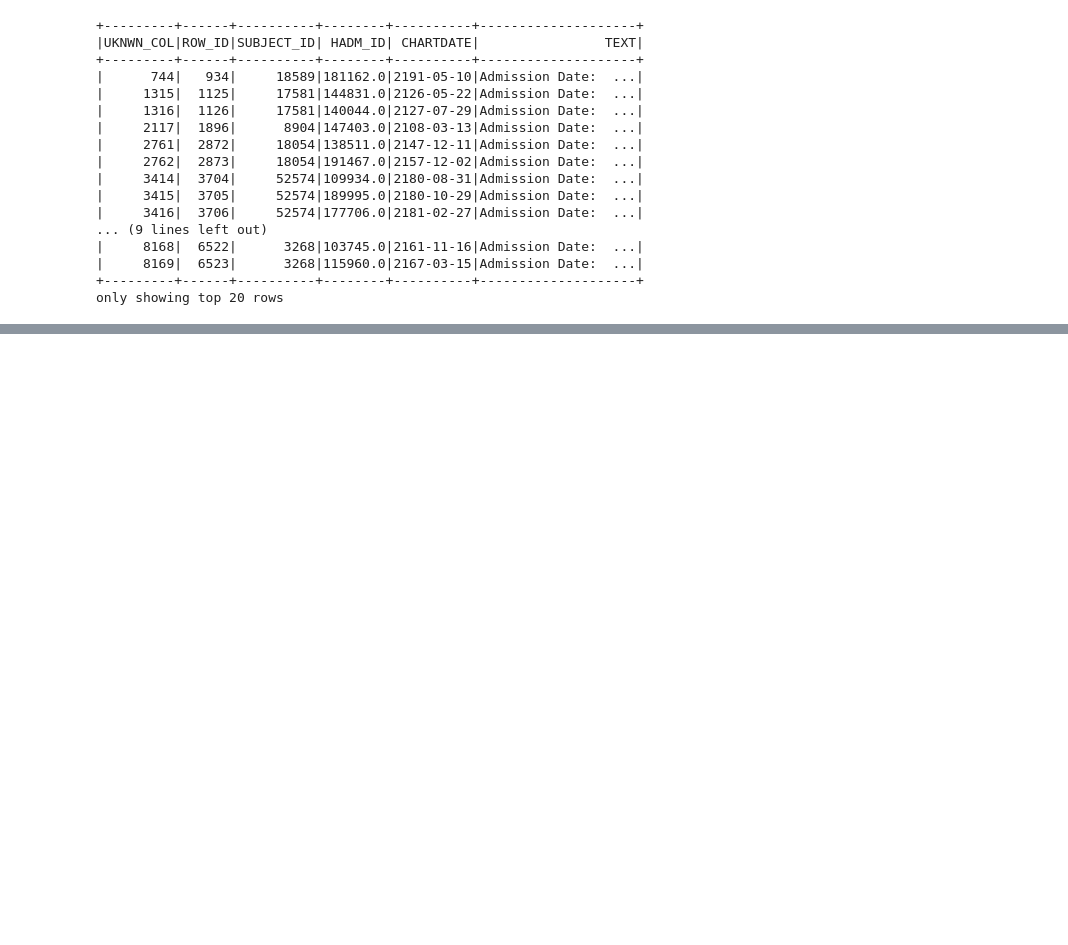
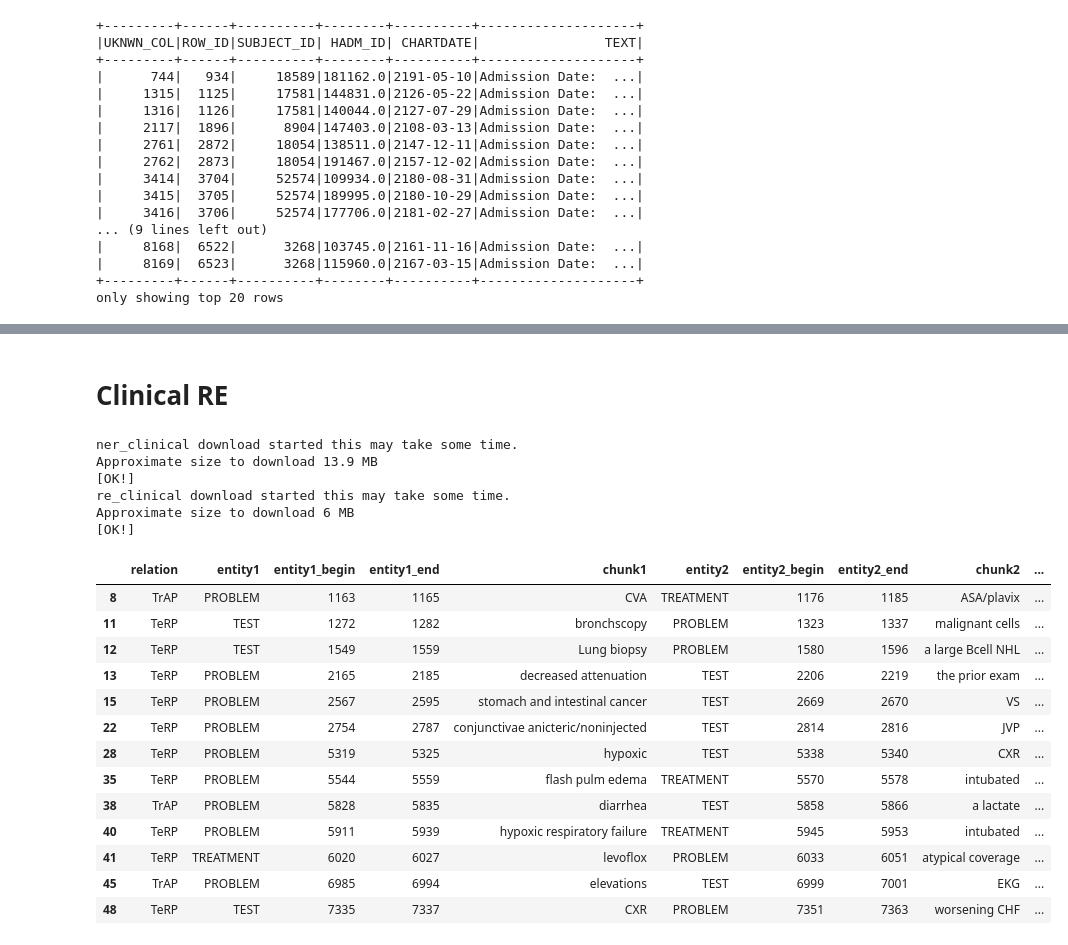
Before and after one commit to AsanAlacli/JSLABS, a Jupyter notebook: keyModel.ipynb, the cells around one changed output, grey strips where cells are left out. Drawn from its saved outputs; the diff is of its cells as text; code cells hidden in the pictures; blank space fills up the shorter version.

```diff
--- a/keyModel.ipynb
+++ b/keyModel.ipynb
@@ -286,0 +439,60 @@ results[0]
+# %% [markdown]
+# Clinical RE
+# %%
+clinical_ner_tagger = MedicalNerModel()\
+    .pretrained("ner_clinical", "en", "clinical/models")\
+    .setInputCols("sentences", "tokens", "embeddings")\
+    .setOutputCol("ner_tags")
+
+clinical_re_Model = RelationExtractionModel()\
+    .pretrained("re_clinical", "en", 'clinical/models')\
+    .setInputCols(["embeddings", "pos_tags", "ner_chunks", "dependencies"])\
+    .setOutputCol("relations")\
+    .setMaxSyntacticDistance(4)\
+    .setRelationPairs(["problem-test", "problem-treatment"]) # we can set the possible relation pairs (if not set, all the relations will be calculated)
+
+pipeline = Pipeline(stages=[
+    documenter,
+    sentencer,
+    tokenizer,
+    words_embedder,
+    pos_tagger,
+    clinical_ner_tagger,
+    ner_chunker,
+    dependency_parser,
+    clinical_re_Model
+])
+
+
+empty_data = spark.createDataFrame([[""]]).toDF("text")
+
+model = pipeline.fit(empty_data)
+# %% [output]
+ner_clinical download started this may take some time.
+Approximate size to download 13.9 MB
+[OK!]
+re_clinical download started this may take some time.
+Approximate size to download 6 MB
+[OK!]
+# %%
+lmodel = LightPipeline(model)
+annotations = lmodel.fullAnnotate(text)
+
+rel_df1 = get_relations_df (annotations)
+
+rel_df1[rel_df1.relation!="O"]
+# %% [output]
+|  | relation | entity1 | entity1_begin | entity1_end | chunk1 | entity2 | entity2_begin | entity2_end | chunk2 | ... |
+| 8 | TrAP | PROBLEM | 1163 | 1165 | CVA | TREATMENT | 1176 | 1185 | ASA/plavix | ... |
+| 11 | TeRP | TEST | 1272 | 1282 | bronchscopy | PROBLEM | 1323 | 1337 | malignant cells | ... |
+| 12 | TeRP | TEST | 1549 | 1559 | Lung biopsy | PROBLEM | 1580 | 1596 | a large Bcell NHL | ... |
+| 13 | TeRP | PROBLEM | 2165 | 2185 | decreased attenuation | TEST | 2206 | 2219 | the prior exam | ... |
+| 15 | TeRP | PROBLEM | 2567 | 2595 | stomach and intestinal cancer | TEST | 2669 | 2670 | VS | ... |
+| 22 | TeRP | PROBLEM | 2754 | 2787 | conjunctivae anicteric/noninjected | TEST | 2814 | 2816 | JVP | ... |
+| 28 | TeRP | PROBLEM | 5319 | 5325 | hypoxic | TEST | 5338 | 5340 | CXR | ... |
+| 35 | TeRP | PROBLEM | 5544 | 5559 | flash pulm edema | TREATMENT | 5570 | 5578 | intubated | ... |
+| 38 | TrAP | PROBLEM | 5828 | 5835 | diarrhea | TEST | 5858 | 5866 | a lactate | ... |
+| 40 | TeRP | PROBLEM | 5911 | 5939 | hypoxic respiratory failure | TREATMENT | 5945 | 5953 | intubated | ... |
+| 41 | TeRP | TREATMENT | 6020 | 6027 | levoflox | PROBLEM | 6033 | 6051 | atypical coverage | ... |
+| 45 | TrAP | PROBLEM | 6985 | 6994 | elevations | TEST | 6999 | 7001 | EKG | ... |
+| 48 | TeRP | TEST | 7335 | 7337 | CXR | PROBLEM | 7351 | 7363 | worsening CHF | ... |
```
Also changed, not shown: parts of 51 cells of this notebook.
